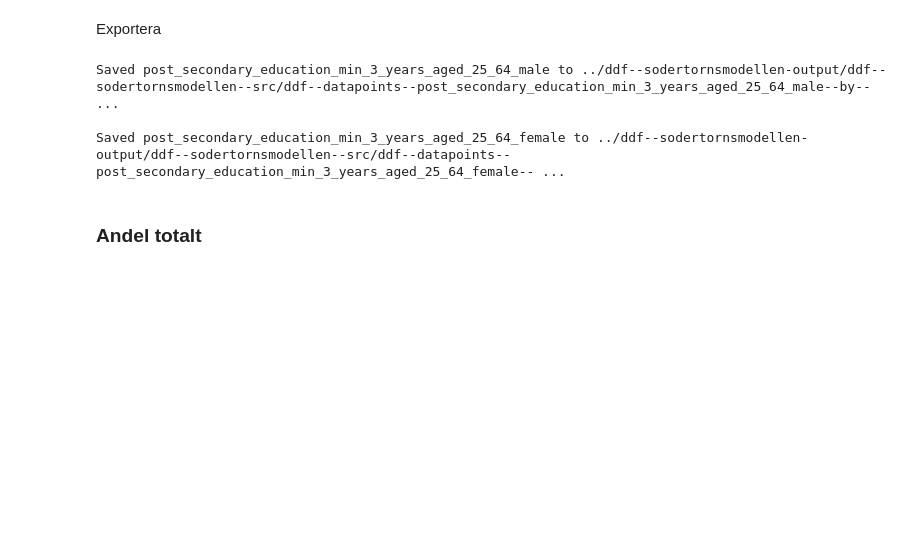
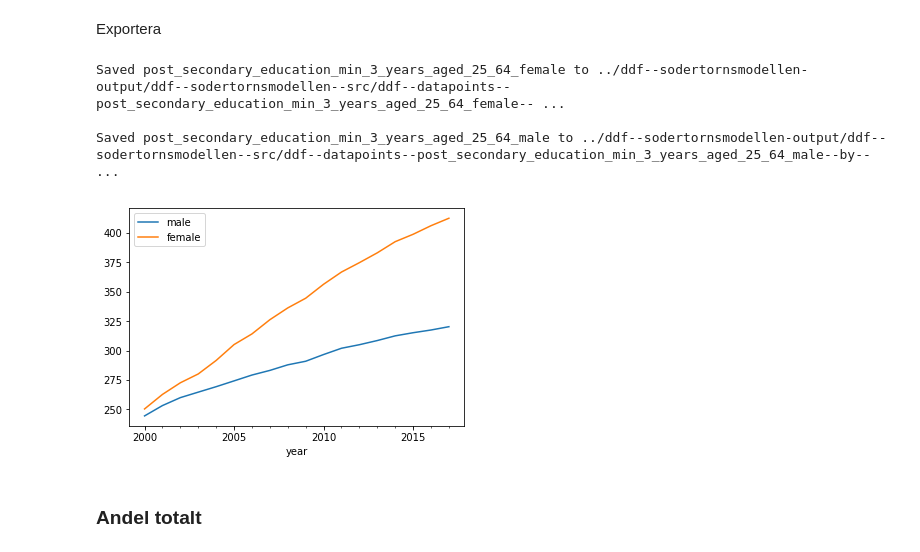
Before and after one commit to geoinfobyran/sodertornsmodellen-update, a Jupyter notebook: educational_level.ipynb, the cells around one changed output. Saved outputs shown, nothing was run; the diff lists cells and outputs as text; code cells hidden in the pictures; blank space fills up the shorter version.

```diff
--- a/educational_level.ipynb
+++ b/educational_level.ipynb
@@ -132,15 +138,27 @@ Addera andelarna för de två kategorierna högutbildade.
 # %%
 bygender = bygender.groupby(['basomrade', 'year', 'Kön']).sum().reset_index()
-bygender = bygender[['basomrade', 'year', 'Kön', 'rate']]
-bygender = bygender.rename(columns={'rate': 'value'})
+bygender = bygender[['basomrade', 'year', 'Kön', 'value']]
+# %%
+total = df.groupby(['basomrade', 'year', 'Kön']).sum().add_prefix('total_').reset_index()
+
+bygender = pd.merge(bygender, total)
+# %%
+bygender['rate'] = bygender['value'] / bygender['total_value']
+bygender = bygender[['basomrade', 'year', 'rate', 'Kön']]
+bygender = bygender.rename(columns={'rate': 'value'})
 # %% [markdown]
 Exportera
 # %%
-byGender(concept, bygender)
+female, male = byGender(concept, bygender)
 # %% [output]
+Saved post_secondary_education_min_3_years_aged_25_64_female to ../ddf--sodertornsmodellen-output/ddf--sodertornsmodellen--src/ddf--datapoints--post_secondary_education_min_3_years_aged_25_64_female-- ...
+
 Saved post_secondary_education_min_3_years_aged_25_64_male to ../ddf--sodertornsmodellen-output/ddf--sodertornsmodellen--src/ddf--datapoints--post_secondary_education_min_3_years_aged_25_64_male--by-- ...
-
-Saved post_secondary_education_min_3_years_aged_25_64_female to ../ddf--sodertornsmodellen-output/ddf--sodertornsmodellen--src/ddf--datapoints--post_secondary_education_min_3_years_aged_25_64_female-- ...
+# %%
+plotcombined(male, 'male')
+plotcombined(female, 'female')
+# %% [output]
+[figure, added]
 # %% [markdown]
 ### Andel totalt
 # %%
```
Also changed, not shown: parts of 12 cells of this notebook.
